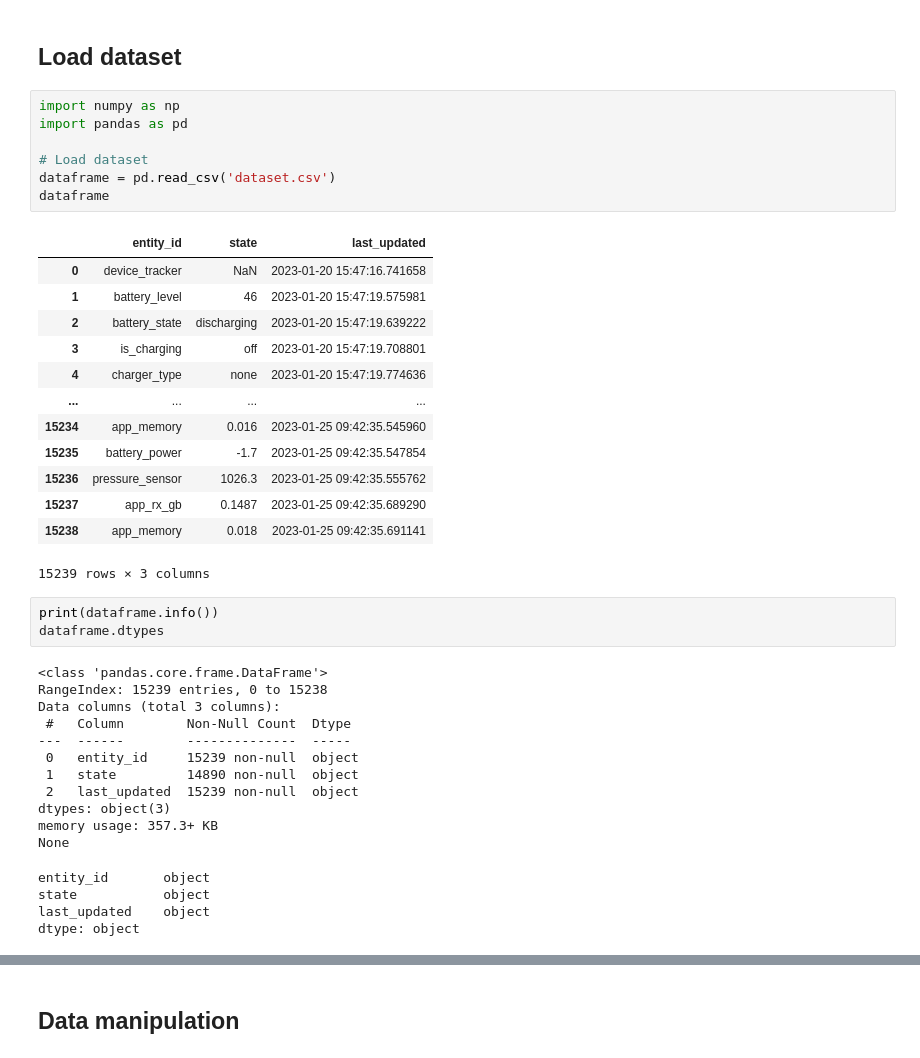
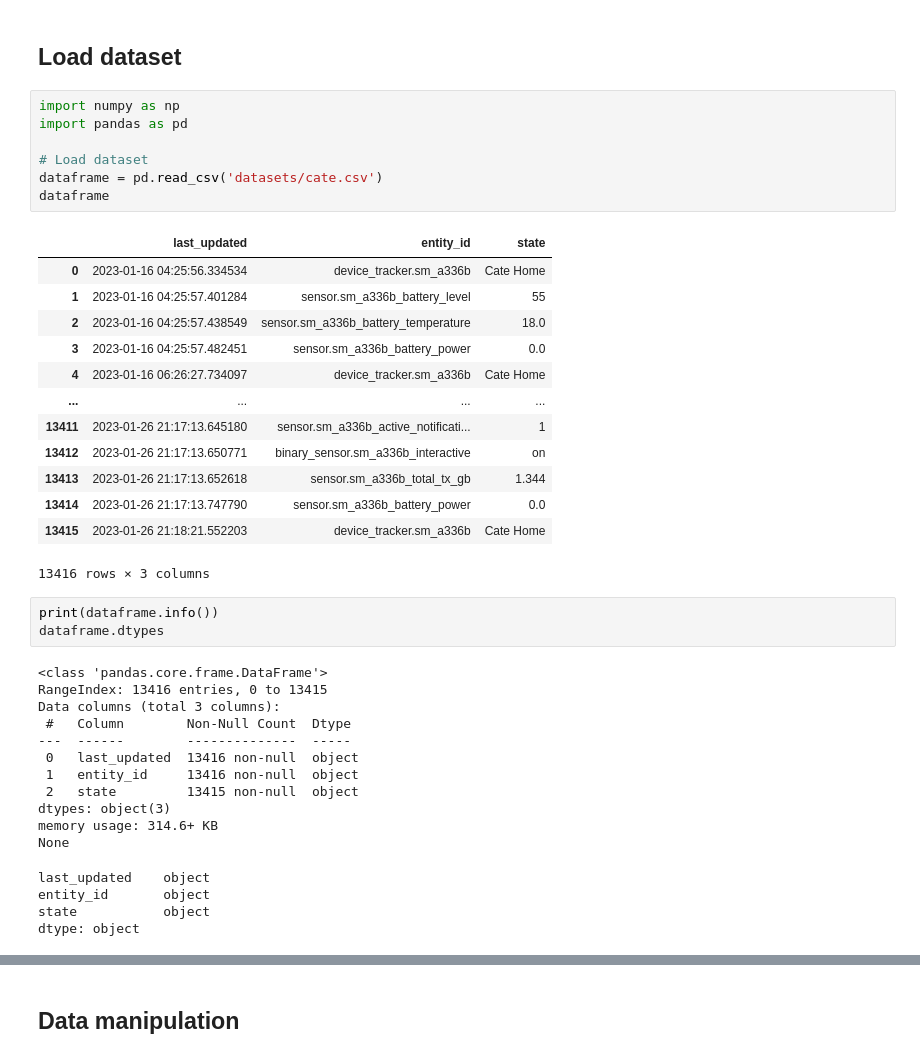
Before and after one commit to nunof98/data-fusion, a Jupyter notebook: main.ipynb, the cells around one changed output, grey strips where cells are left out. Cells and saved outputs as stored; diff of their text form.

Commit message:
Datasets_V1 added

```diff
--- a/main.ipynb
+++ b/main.ipynb
@@ -5,42 +5,42 @@
 # %%
 import numpy as np
 import pandas as pd
 
 # Load dataset
-dataframe = pd.read_csv('dataset.csv')
+dataframe = pd.read_csv('datasets/cate.csv')
 dataframe
 # %% [output]
-|  | entity_id | state | last_updated |
-| 0 | device_tracker | NaN | 2023-01-20 15:47:16.741658 |
-| 1 | battery_level | 46 | 2023-01-20 15:47:19.575981 |
-| 2 | battery_state | discharging | 2023-01-20 15:47:19.639222 |
-| 3 | is_charging | off | 2023-01-20 15:47:19.708801 |
-| 4 | charger_type | none | 2023-01-20 15:47:19.774636 |
+|  | last_updated | entity_id | state |
+| 0 | 2023-01-16 04:25:56.334534 | device_tracker.sm_a336b | Cate Home |
+| 1 | 2023-01-16 04:25:57.401284 | sensor.sm_a336b_battery_level | 55 |
+| 2 | 2023-01-16 04:25:57.438549 | sensor.sm_a336b_battery_temperature | 18.0 |
+| 3 | 2023-01-16 04:25:57.482451 | sensor.sm_a336b_battery_power | 0.0 |
+| 4 | 2023-01-16 06:26:27.734097 | device_tracker.sm_a336b | Cate Home |
 | ... | ... | ... | ... |
-| 15234 | app_memory | 0.016 | 2023-01-25 09:42:35.545960 |
-| 15235 | battery_power | -1.7 | 2023-01-25 09:42:35.547854 |
-| 15236 | pressure_sensor | 1026.3 | 2023-01-25 09:42:35.555762 |
-| 15237 | app_rx_gb | 0.1487 | 2023-01-25 09:42:35.689290 |
-| 15238 | app_memory | 0.018 | 2023-01-25 09:42:35.691141 |
+| 13411 | 2023-01-26 21:17:13.645180 | sensor.sm_a336b_active_notificati... | 1 |
+| 13412 | 2023-01-26 21:17:13.650771 | binary_sensor.sm_a336b_interactive | on |
+| 13413 | 2023-01-26 21:17:13.652618 | sensor.sm_a336b_total_tx_gb | 1.344 |
+| 13414 | 2023-01-26 21:17:13.747790 | sensor.sm_a336b_battery_power | 0.0 |
+| 13415 | 2023-01-26 21:18:21.552203 | device_tracker.sm_a336b | Cate Home |
-15239 rows × 3 columns
+13416 rows × 3 columns
 # %%
 print(dataframe.info())
 dataframe.dtypes
 # %% [output]
 <class 'pandas.core.frame.DataFrame'>
-RangeIndex: 15239 entries, 0 to 15238
+RangeIndex: 13416 entries, 0 to 13415
 Data columns (total 3 columns):
  #   Column        Non-Null Count  Dtype
 ---  ------        --------------  -----
- 0   entity_id     15239 non-null  object
- 1   state         14890 non-null  object
- 2   last_updated  15239 non-null  object
+ 0   last_updated  13416 non-null  object
+ 1   entity_id     13416 non-null  object
+ 2   state         13415 non-null  object
 dtypes: object(3)
-memory usage: 357.3+ KB
+memory usage: 314.6+ KB
 None
+last_updated    object
 entity_id       object
 state           object
-last_updated    object
 dtype: object
 # %%
 dataframe['entity_id'].value_counts()
```
Also changed, not shown: parts of 1 cell of this notebook, 6 other files.
